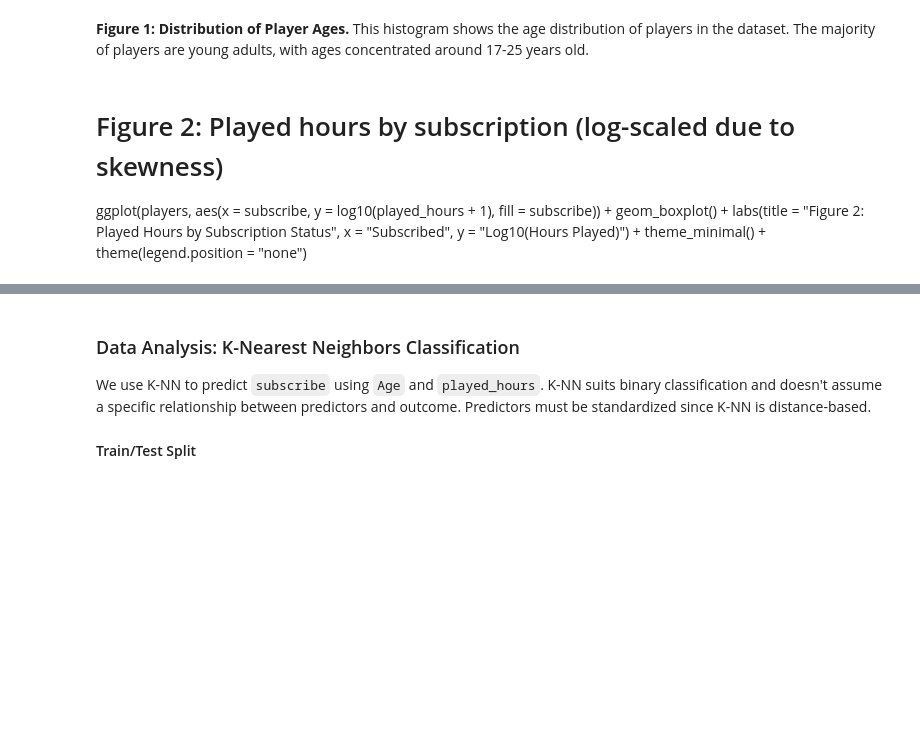
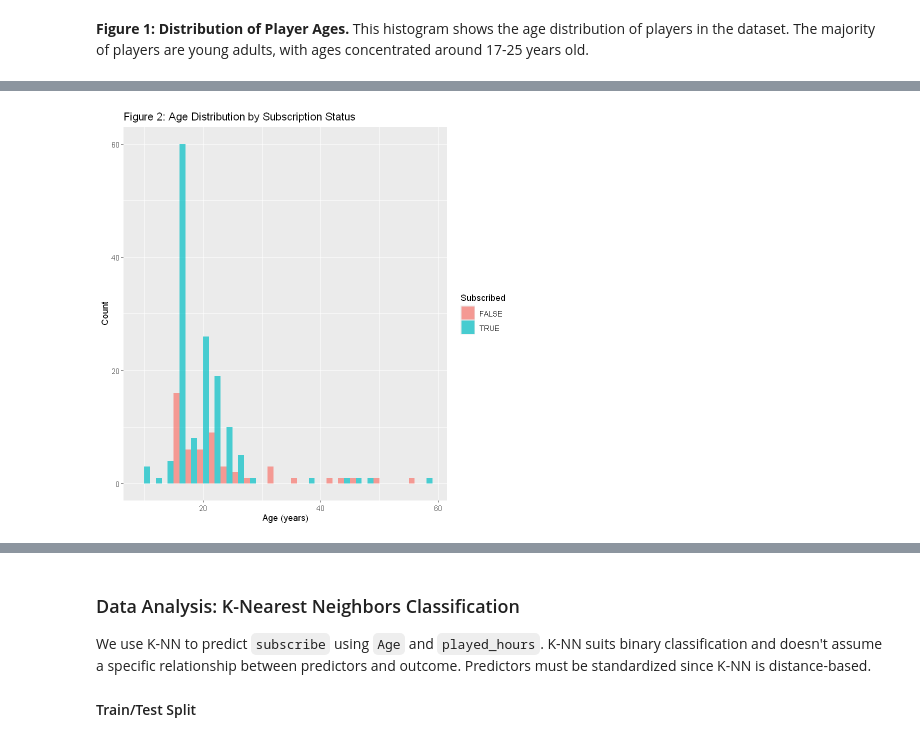
Before and after one commit to hanson777/dsci-100-2025w1-group-8, a Jupyter notebook: main.ipynb, the cells around one changed output, grey strips where cells are left out. Saved outputs shown, nothing was run; the diff lists cells and outputs as text; code cells hidden in the pictures; blank space fills up the shorter version.

```diff
--- a/main.ipynb
+++ b/main.ipynb
@@ -172,10 +159,8 @@ Warning message:
 # %% [markdown]
 **Figure 1: Distribution of Player Ages.** This histogram shows the age distribution of players in the dataset. The majority of players are young adults, with ages concentrated around 17-25 years old.
-# %% [markdown]
-# Figure 2: Played hours by subscription (log-scaled due to skewness)
-ggplot(players, aes(x = subscribe, y = log10(played_hours + 1), fill = subscribe)) +
-    geom_boxplot() +
-    labs(title = "Figure 2: Played Hours by Subscription Status",
-         x = "Subscribed", y = "Log10(Hours Played)") +
-    theme_minimal() +
-    theme(legend.position = "none")
+# %%
+ggplot(players, aes(x = Age, fill = subscribe)) +
+    geom_histogram(binwidth = 2, position = "dodge", alpha = 0.7) +
+    labs(title = "Figure 2: Age Distribution by Subscription Status",
+         x = "Age (years)", y = "Count", fill = "Subscribed")
+# %% [output]
@@ -181,0 +169 @@ ggplot(players, aes(x = subscribe, y = log10(played_hours + 1), fill = subscribe
+[figure, added]
```
Also changed, not shown: parts of 32 cells of this notebook.
